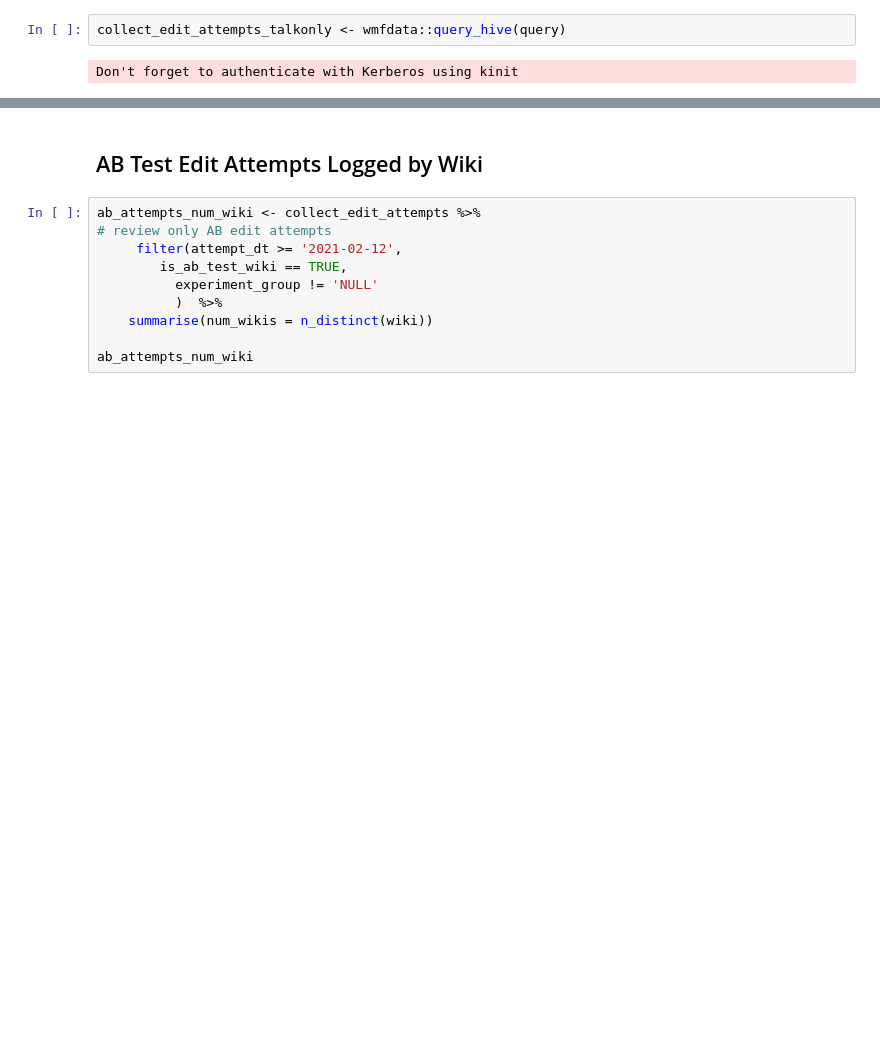
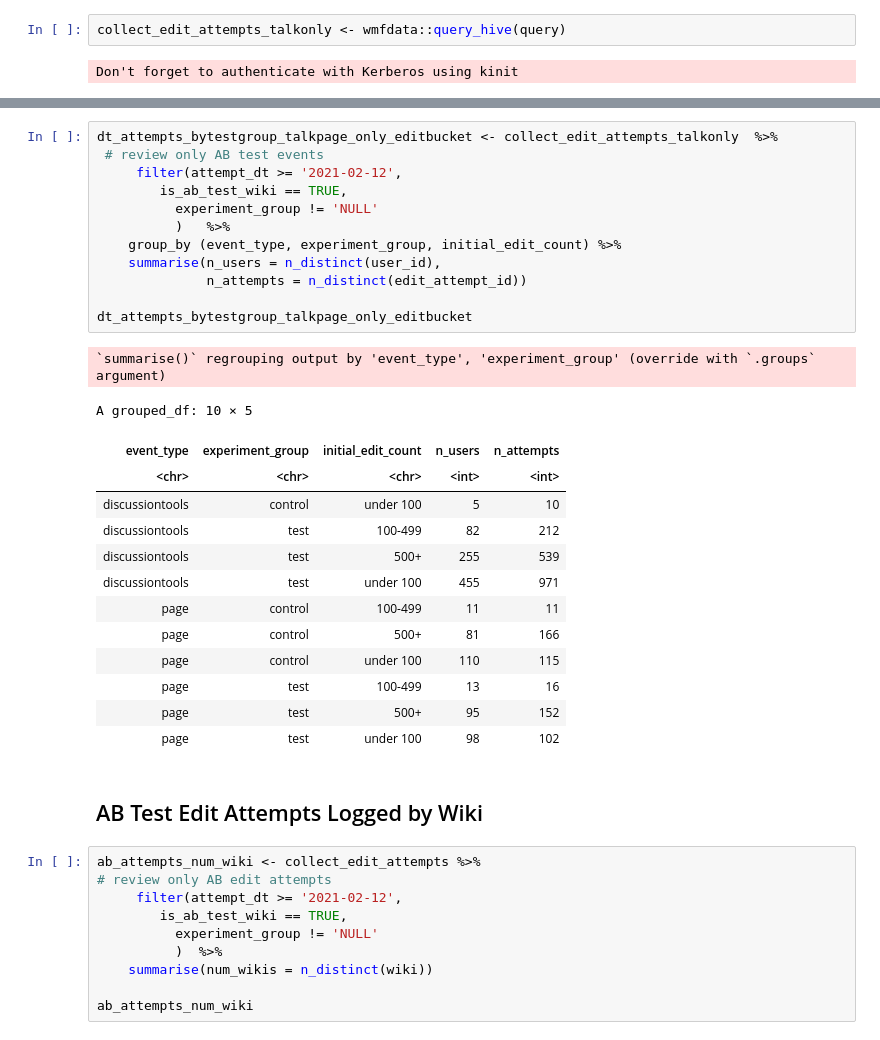
Before and after one commit to wikimedia-research/Reply-tools-analysis-2021, a Jupyter notebook: QA/Reply-tool-ab-test-qa.ipynb, the cells around one changed output, grey strips where cells are left out. Saved outputs shown, nothing was run; the diff lists cells and outputs as text; blank space fills up the shorter version.

```diff
--- a/QA/Reply-tool-ab-test-qa.ipynb
+++ b/QA/Reply-tool-ab-test-qa.ipynb
@@ -197,3 +221,30 @@ TODO: Need to confirm if this is a bug or reflects actual behavior on participat
+# %%
+dt_attempts_bytestgroup_talkpage_only_editbucket <- collect_edit_attempts_talkonly  %>%
+ # review only AB test events
+     filter(attempt_dt >= '2021-02-12',
+        is_ab_test_wiki == TRUE,
+          experiment_group != 'NULL'
+          )   %>%
+    group_by (event_type, experiment_group, initial_edit_count) %>%
+    summarise(n_users = n_distinct(user_id),
+              n_attempts = n_distinct(edit_attempt_id))
+
+dt_attempts_bytestgroup_talkpage_only_editbucket
+# %% [output]
+`summarise()` regrouping output by 'event_type', 'experiment_group' (override with `.groups` argument)
+A grouped_df: 10 × 5
+| event_type | experiment_group | initial_edit_count | n_users | n_attempts |
+| <chr> | <chr> | <chr> | <int> | <int> |
+| discussiontools | control | under 100 | 5 | 10 |
+| discussiontools | test | 100-499 | 82 | 212 |
+| discussiontools | test | 500+ | 255 | 539 |
+| discussiontools | test | under 100 | 455 | 971 |
+| page | control | 100-499 | 11 | 11 |
+| page | control | 500+ | 81 | 166 |
+| page | control | under 100 | 110 | 115 |
+| page | test | 100-499 | 13 | 16 |
+| page | test | 500+ | 95 | 152 |
+| page | test | under 100 | 98 | 102 |
 # %% [markdown]
 ## AB Test Edit Attempts Logged by Wiki
 # %%
```
Also changed, not shown: parts of 7 cells of this notebook.
